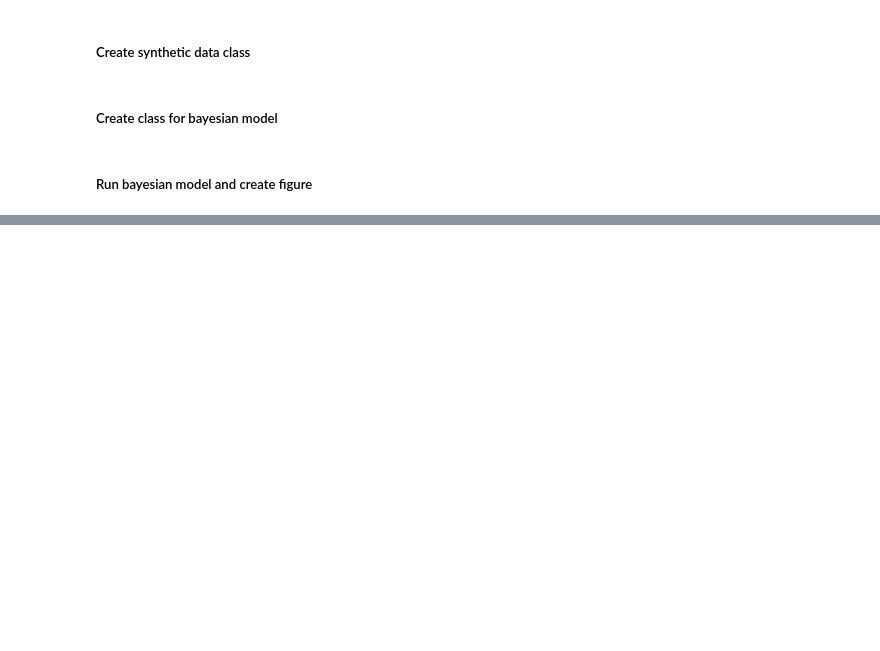
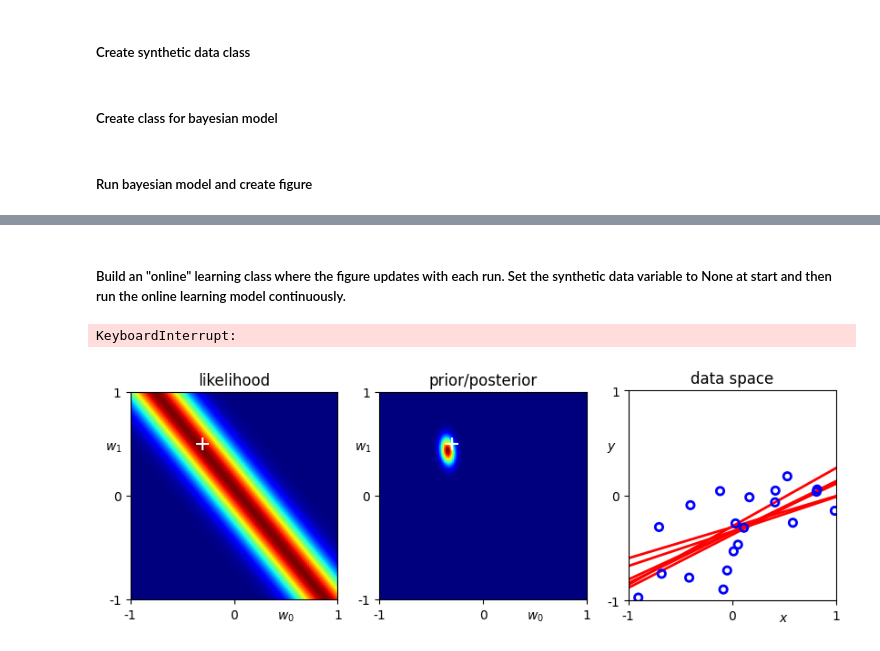
Before and after one commit to ncguilbeault/BayesianLinearRegression, a Jupyter notebook: python/BayesianLinearRegression.ipynb, the cells around one changed output, grey strips where cells are left out. Cells and saved outputs as stored; diff of their text form; code cells hidden in the pictures; blank space fills up the shorter version.

```diff
--- a/python/BayesianLinearRegression.ipynb
+++ b/python/BayesianLinearRegression.ipynb
@@ -417,7 +447,7 @@ class BayesianModel():
 
     Assumes a gaussian prior and requires the hyperparameters alpha and beta.
 
-    Assumes gaussian
+    Assumes gaussian noise statistics.
 
     Parameters
     ----------
@@ -790,0 +823,2 @@ plt.show()
+# %% [markdown]
+##### Build an "online" learning class where the figure updates with each run. Set the synthetic data variable to None at start and then run the online learning model continuously.
@@ -790,0 +993,20 @@ plt.show()
+# %%
+# Set parameters for the synthetic dataset
+a0 = -0.3
+a1 = 0.5
+sigma = 0.2
+
+# Set parameters for the bayesian model
+beta = 25
+alpha = 2
+
+online_learner = OnlineBayesianLinearRegression(a0 = a0,
+                                         a1 = a1,
+                                         sigma = sigma,
+                                         beta = beta,
+                                         alpha = alpha)
+
+online_learner.run()
+# %% [output]
+KeyboardInterrupt:
+[figure, added]
```
Also changed, not shown: parts of 6 cells of this notebook, 15 other files.
